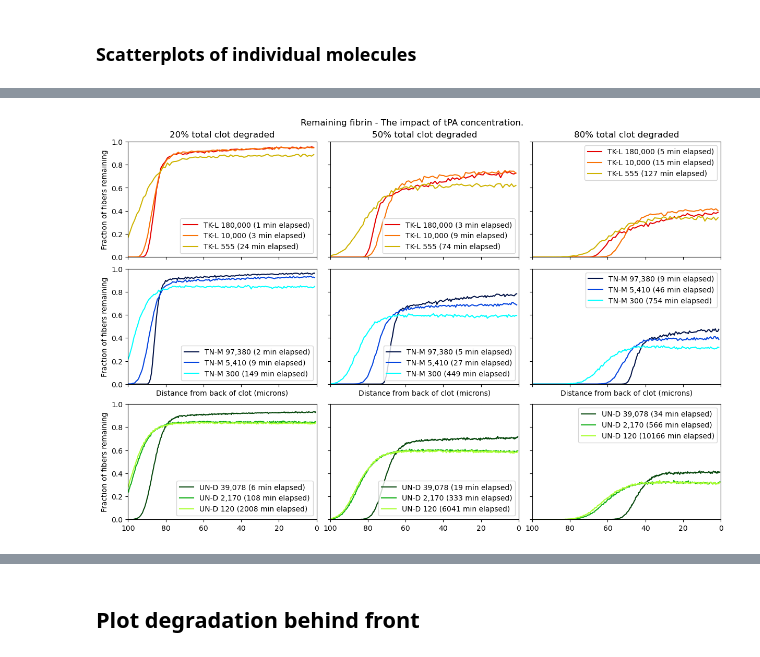
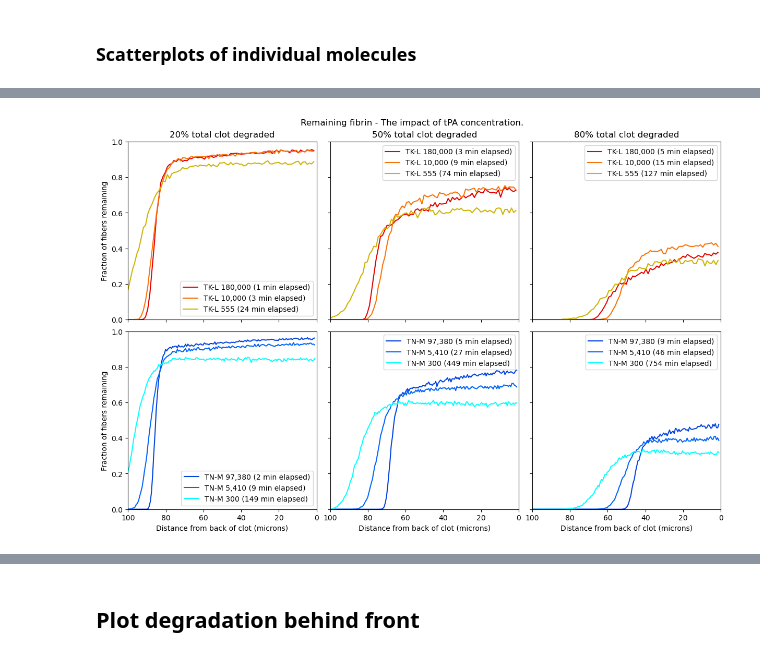
Before and after one commit to UCO-OpResearch/lysis, a Jupyter notebook: src/python/Jupyter Notebooks/2024-01-26-1000 - F-Macro Multi-Array-Process.ipynb, the cells around one changed output, grey strips where cells are left out. Saved outputs shown, nothing was run; the diff lists cells and outputs as text; code cells hidden in the pictures.

```diff
--- a/src/python/Jupyter Notebooks/2024-01-26-1000 - F-Macro Multi-Array-Process.ipynb
+++ b/src/python/Jupyter Notebooks/2024-01-26-1000 - F-Macro Multi-Array-Process.ipynb
@@ -185,5 +185,5 @@ cols_to_drop = [
 scenario_grid = [
     ["TK-L_180000", "TK-L_10000", "TK-L_555"],
     ["TN-M_97380", "TN-M_5410", "TN-M_300"],
-    ["UN-D_39078", "UN-D_2170", "UN-D_120"],
+    # ["UN-D_39078", "UN-D_2170", "UN-D_120"],
 ]
@@ -1267,9 +1269,9 @@ def get_pore_stats(exp, deg, tsave, file_code, num_v_lines=10, num_h_lines=10):
     h_lines = range(h_step // 2, exp.macro_params.rows - 1, h_step)
     min_time = np.min(n_save)
     pores = []
-    for sim in range(e.macro_params.total_trials):
+    for sim in range(exp.macro_params.total_trials):
         filename = os.path.join(
-            e.os_path,
+            exp.os_path,
             f"{sim:02}",
             f"pore_sizes_v{num_v_lines:02}_h{num_h_lines:02}{file_code[:-4]}_s{sim:02}.pkl",
         )
@@ -1571,4 +1584,0 @@ row_deg[0].shape
-# %%
-max_t = min(len(t) for t in tsave)
-np.mean(np.mean(a, axis=0), axis=-1)
-b = np.stack([row_deg[sim][:max_t] for sim in range(e.macro_params.total_trials)])
@@ -2312,0 +2406,30 @@ fig.savefig(f"clot degradation by structure by overall degradation.png", bbox_in
+# %%
+fig, axs = plt.subplots(
+    nrows=3, ncols=3, sharex=True, sharey=True, figsize=(12, 8), dpi=100, constrained_layout=True
+)
+labels = ["20%", "50%", "80%"]
+for i, row in enumerate(scenario_grid_T):
+    axs[i, 0].set_ylabel("Average fiber degradation along row")
+    for j in range(3):
+        axs[2, j].set_xlabel("Distance from back of clot (microns)")
+        axs[0, j].set_title(labels[j] + " fibers completely degraded")
+        axs[i, j].set_xlim(0, 100)
+        axs[i, j].set_ylim(0, 1)
+        axs[2, j].set_xticks(np.arange(0, 101, 20), np.arange(100, -1, -20))
+
+        for k, scenario in enumerate(row):
+            axs[i, j].plot(
+                degradation_distance[scenario][j],
+                f_deg_amount[scenario][j],
+                label=f"{pretty_print_scen(scenario)} ({lysis_time[scenario][j]//60:n} min elapsed)",
+                color=colors[scenario],
+            )
+        axs[i, j].legend(
+            # bbox_to_anchor=(1, 0),
+            # loc="lower right",
+            ncols=1,
+        )
+
+fig.suptitle(f"Individual fibrin degradation - The impact of clot structure.")
+
+fig.savefig(f"fiber degradation by structure by overall degradation.png", bbox_inches="tight")
@@ -2313,32 +2438,32 @@ fig.savefig(f"clot degradation by structure by overall degradation.png", bbox_in
 # %%
 fig, axs = plt.subplots(
-    nrows=3, ncols=3, sharex=True, sharey=True, figsize=(12, 8), dpi=100, constrained_layout=True
+    nrows=2, ncols=3, sharex=True, sharey=True, figsize=(12, 8), dpi=100, constrained_layout=True
 )
 labels = ["20%", "50%", "80%"]
 for i, row in enumerate(scenario_grid):
     axs[i, 0].set_ylabel("Fraction of fibers remaining")
     for j in range(3):
         axs[1, j].set_xlabel("Distance from back of clot (microns)")
         axs[0, j].set_title(labels[j] + " total clot degraded")
         axs[i, j].set_xlim(0, 100)
         axs[i, j].set_ylim(0, 1)
         axs[1, j].set_xticks(np.arange(0, 101, 20), np.arange(100, -1, -20))
 
         for k, scenario in enumerate(row):
             axs[i, j].plot(
                 degradation_distance[scenario][j],
                 degradation_amount[scenario][j],
                 label=f"{pretty_print_scen(scenario)} ({lysis_time[scenario][j]//60:n} min elapsed)",
                 color=colors[scenario],
             )
         axs[i, j].legend(
             # bbox_to_anchor=(1, 0),
             # loc="lower right",
             ncols=1,
         )
 
 fig.suptitle(f"Remaining fibrin - The impact of tPA concentration.")
 
 fig.savefig(f"clot degradation by tPA concentration by overall degradation.png", bbox_inches="tight")
 # %% [output]
-[figure, old version]
+[figure, new version]
```
Also changed, not shown: parts of 18 cells of this notebook.
